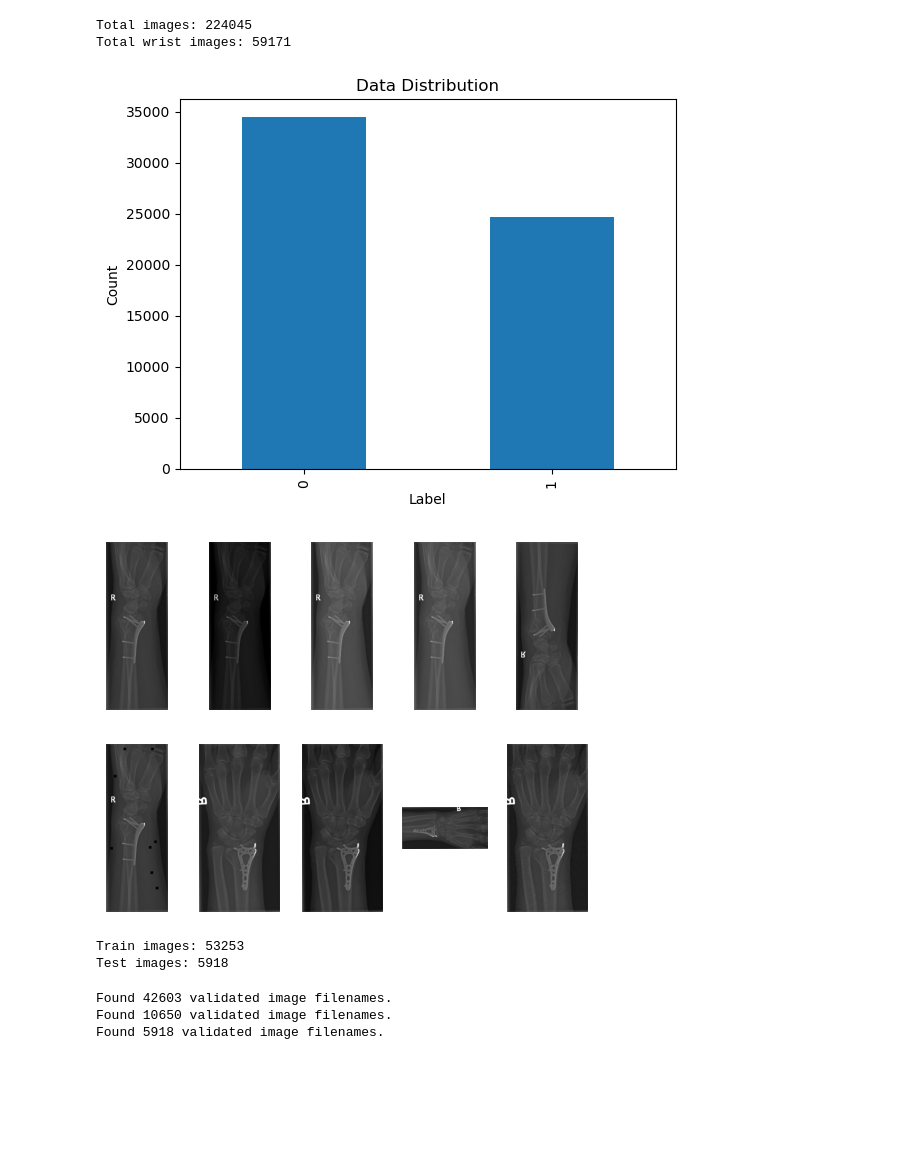
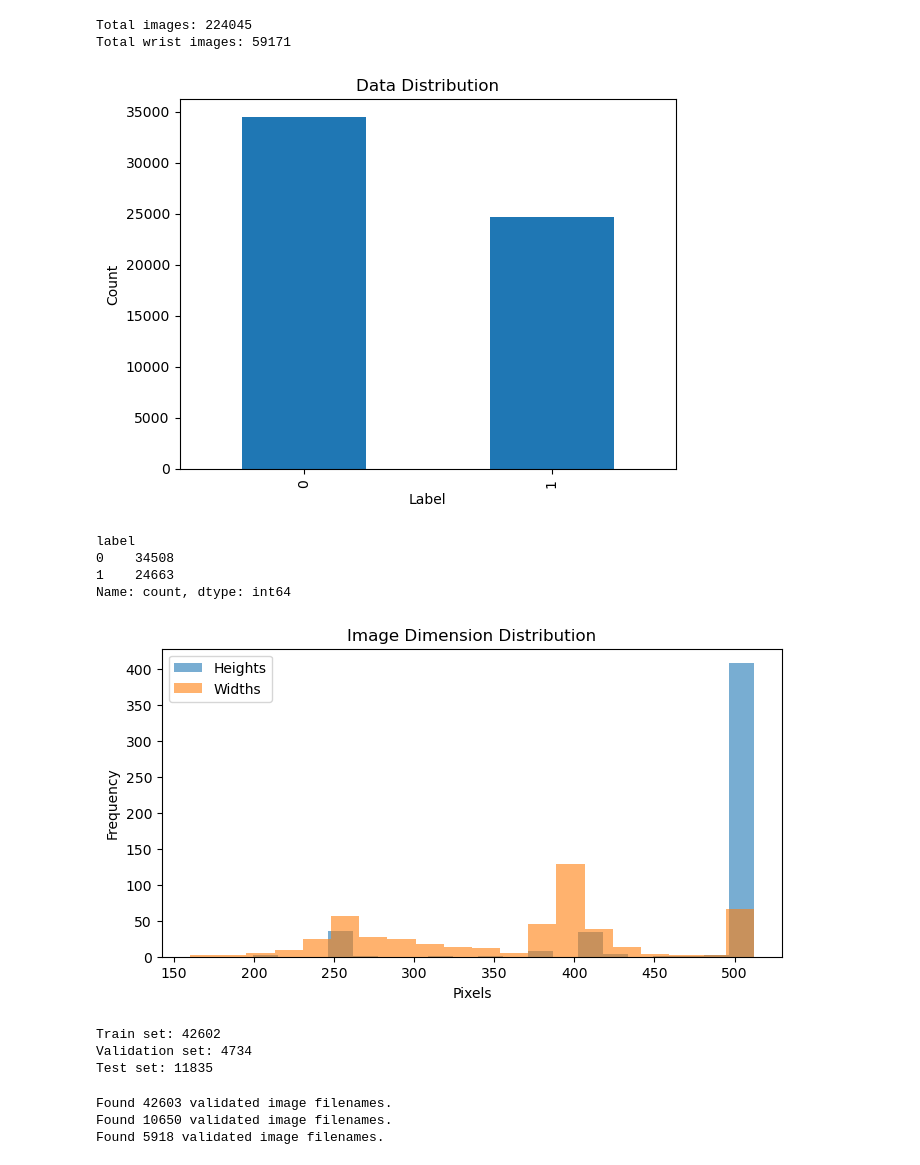
Before and after one commit to cletuzz00/Wrist-Fracture-Detection-Using-Convolution-Neural-Networks, a Jupyter notebook: model_final.ipynb, the cells around one changed output. Drawn from its saved outputs; the diff is of its cells as text; code cells hidden in the pictures; blank space fills up the shorter version.

Commit message:
add dimenstion distribution to the data

```diff
--- a/model_final.ipynb
+++ b/model_final.ipynb
@@ -59,29 +59,49 @@ plt.title('Data Distribution')
 plt.xlabel('Label')
 plt.ylabel('Count')
 plt.show()
+
+print(data['label'].value_counts())
 # %% [output]
 Total images: 224045
 Total wrist images: 59171
 [figure]
+label
+0    34508
+1    24663
+Name: count, dtype: int64
 # %%
-# show the first 10 images
-for i in range(10):
-    img = mpimg.imread(data['path'][i])
-    plt.subplot(2, 5, i + 1)
-    plt.imshow(img)
-    plt.axis('off')
+heights = []
+widths = []
+
+for path in data['path'].sample(500):  # Sample for speed
+    img = cv2.imread(path)
+    h, w, _ = img.shape
+    heights.append(h)
+    widths.append(w)
+
+plt.figure(figsize=(8, 4))
+plt.hist(heights, bins=20, alpha=0.6, label='Heights')
+plt.hist(widths, bins=20, alpha=0.6, label='Widths')
+plt.title('Image Dimension Distribution')
+plt.xlabel('Pixels')
+plt.ylabel('Frequency')
+plt.legend()
 plt.show()
 # %% [output]
-[figure, old version]
+[figure, new version]
 # %%
 # split all dataset 10% test and 90% train and validation
 # stratified splitting
-train_df, test_df = train_test_split(data, test_size=0.1, stratify=data['label'], random_state=seed)
-print(f"Train images: {len(train_df)}")
-print(f"Test images: {len(test_df)}")
+train_df, test_df = train_test_split(data, test_size=0.2, stratify=data['label'], random_state=seed)
+# split the train set into train and validation
+train_df, val_df = train_test_split(train_df, test_size=0.1, stratify=train_df['label'], random_state=seed)
+print(f"Train set: {len(train_df)}")
+print(f"Validation set: {len(val_df)}")
+print(f"Test set: {len(test_df)}")
 # %% [output]
-Train images: 53253
-Test images: 5918
+Train set: 42602
+Validation set: 4734
+Test set: 11835
 # %%
 # Define image data generator with augmentation
 generator = ImageDataGenerator(
```
Also changed, not shown: 2 other files.
